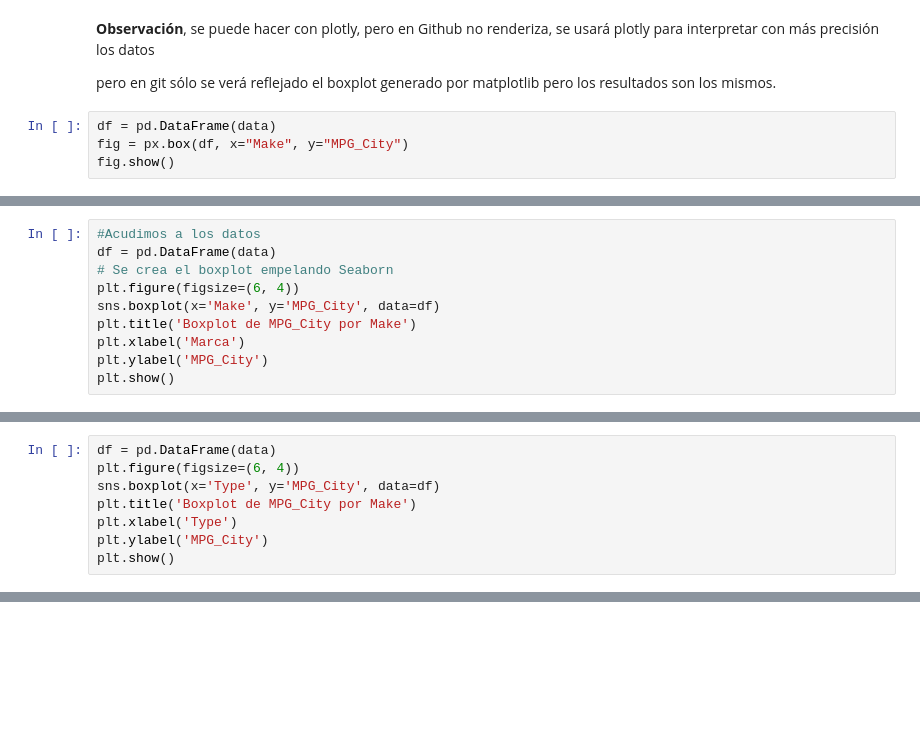
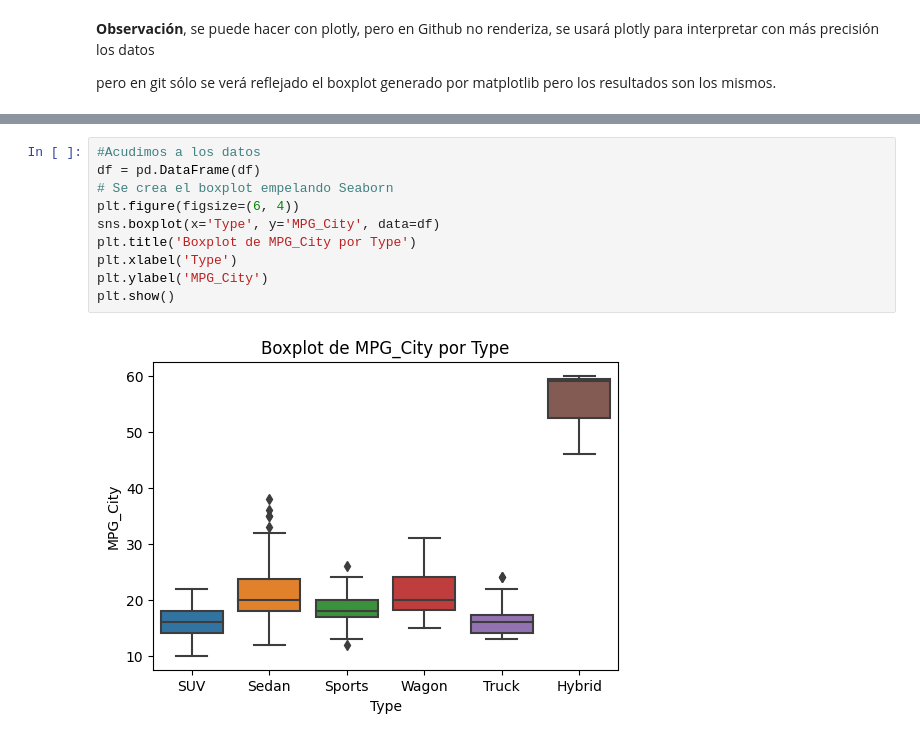
Before and after one commit to MiguelRiosT/Estadistica3_2023-2, a Jupyter notebook: Tarea1/src/notebook/Punto3.ipynb, the cells around one changed output, grey strips where cells are left out. Saved outputs shown, nothing was run; the diff lists cells and outputs as text; blank space fills up the shorter version.

```diff
--- a/Tarea1/src/notebook/Punto3.ipynb
+++ b/Tarea1/src/notebook/Punto3.ipynb
@@ -485,7 +485,3 @@ Los datos no parecen seguir una distribución normal (se rechaza H0)
 **Observación**, se puede hacer con plotly, pero en Github no renderiza, se usará plotly para interpretar con más precisión los datos
 
 pero en git sólo se verá reflejado el boxplot generado por matplotlib pero los resultados son los mismos.
-# %%
-df = pd.DataFrame(data)
-fig = px.box(df, x="Make", y="MPG_City")
-fig.show()
@@ -494,10 +487,0 @@ fig.show()
-# %%
-#Acudimos a los datos
-df = pd.DataFrame(data)
-# Se crea el boxplot empelando Seaborn
-plt.figure(figsize=(6, 4))
-sns.boxplot(x='Make', y='MPG_City', data=df)
-plt.title('Boxplot de MPG_City por Make')
-plt.xlabel('Marca')
-plt.ylabel('MPG_City')
-plt.show()
@@ -511,8 +487,0 @@ ValueError: Value of 'x' is not the name of a column in 'data_frame'. Expected o
-# %%
-df = pd.DataFrame(data)
-plt.figure(figsize=(6, 4))
-sns.boxplot(x='Type', y='MPG_City', data=df)
-plt.title('Boxplot de MPG_City por Make')
-plt.xlabel('Type')
-plt.ylabel('MPG_City')
-plt.show()
@@ -525,3 +493,15 @@ fig.show()
+# %%
+#Acudimos a los datos
+df = pd.DataFrame(df)
+# Se crea el boxplot empelando Seaborn
+plt.figure(figsize=(6, 4))
+sns.boxplot(x='Type', y='MPG_City', data=df)
+plt.title('Boxplot de MPG_City por Type')
+plt.xlabel('Type')
+plt.ylabel('MPG_City')
+plt.show()
+# %% [output]
+[figure, added]
 # %%
 fig = px.box(df, x="DriveTrain", y="MPG_City")
 fig.show()
```
Also changed, not shown: parts of 11 cells of this notebook.
